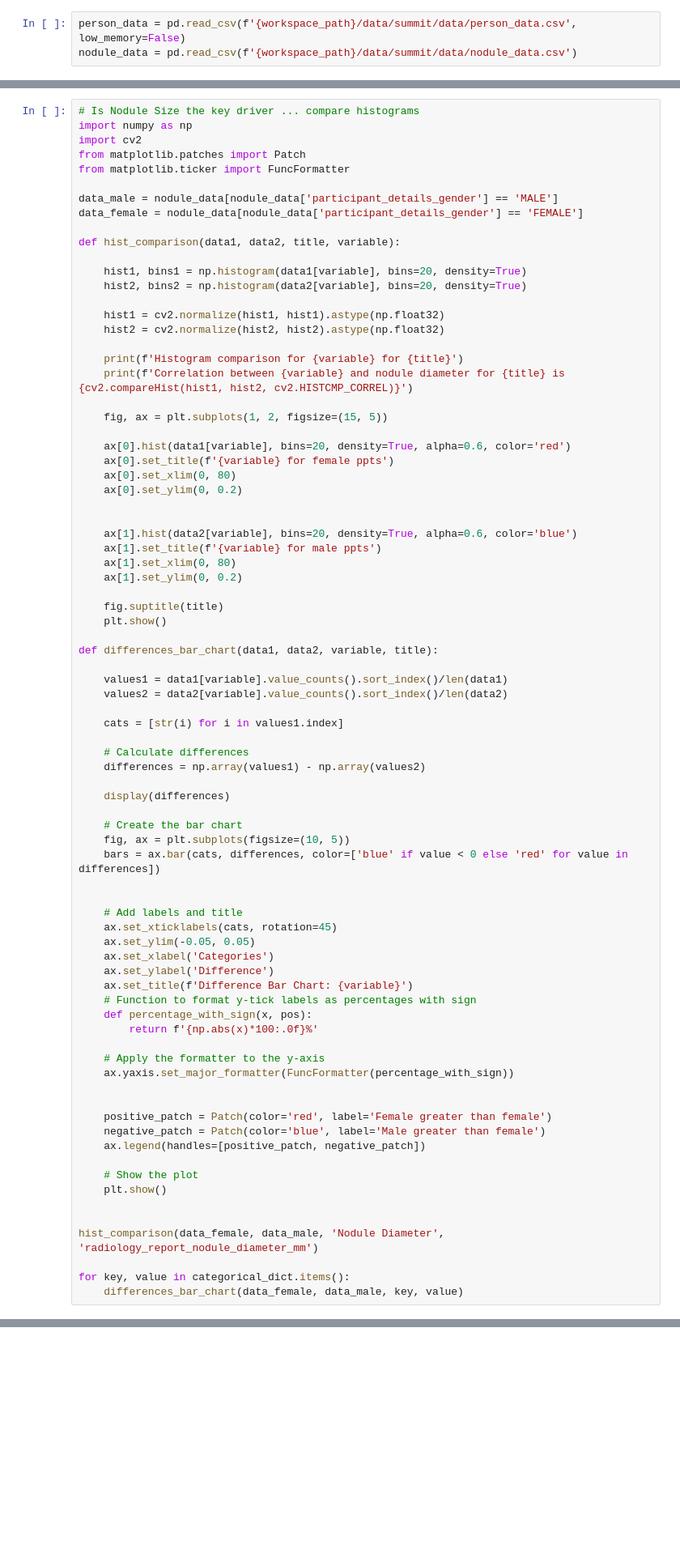
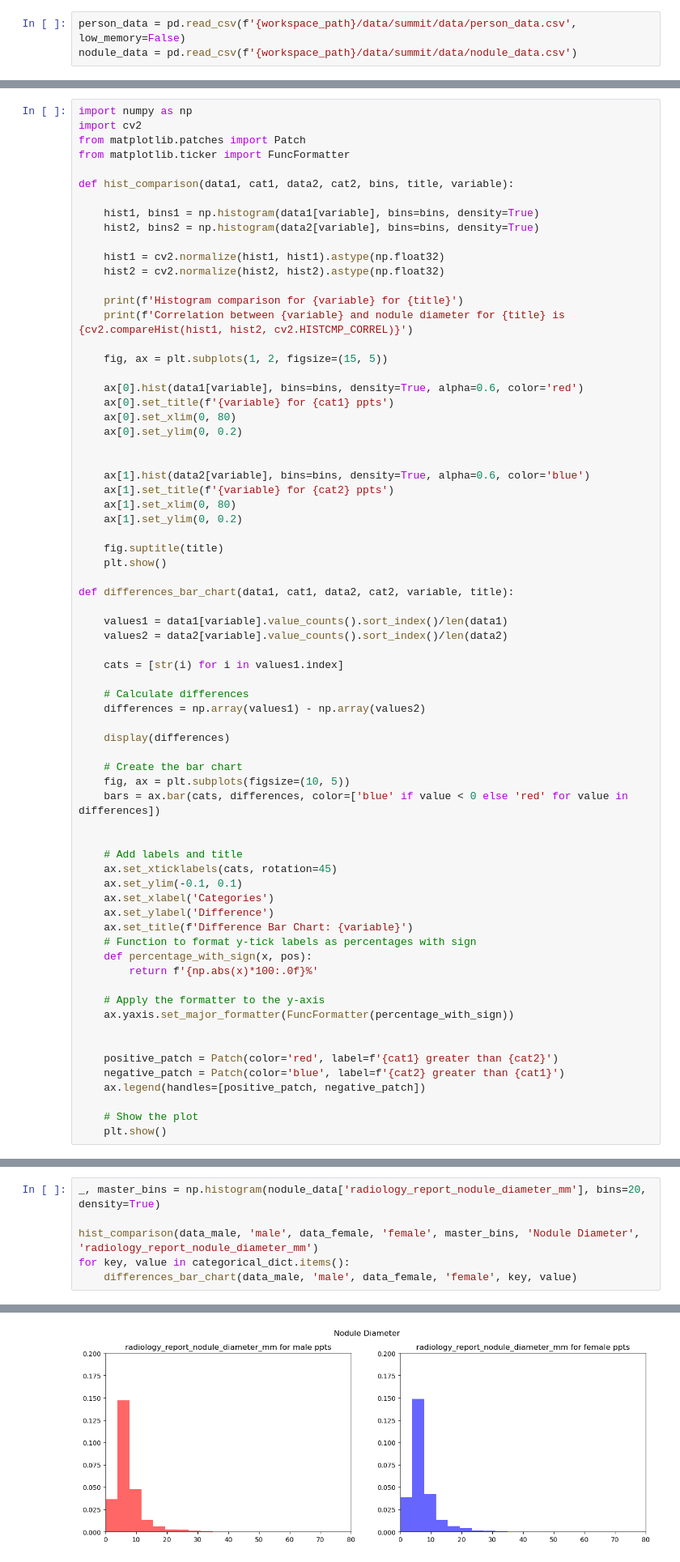
Before and after one commit to johnmccabe44/fairness-in-nodule-detection, a Jupyter notebook: notebooks/FairnessInNoduleDetectionAlgorithms/investigations.ipynb, the cells around one changed output, grey strips where cells are left out. Shown at 81% size. Saved outputs shown, nothing was run; the diff lists cells and outputs as text; blank space fills up the shorter version.

```diff
--- a/notebooks/FairnessInNoduleDetectionAlgorithms/investigations.ipynb
+++ b/notebooks/FairnessInNoduleDetectionAlgorithms/investigations.ipynb
@@ -83,19 +84,15 @@ numerical_dict = {
     'radiology_report_nodule_diameter_mm' : 'diameter'
 }
 # %%
-# Is Nodule Size the key driver ... compare histograms
 import numpy as np
 import cv2
 from matplotlib.patches import Patch
 from matplotlib.ticker import FuncFormatter
 
-data_male = nodule_data[nodule_data['participant_details_gender'] == 'MALE']
-data_female = nodule_data[nodule_data['participant_details_gender'] == 'FEMALE']
+def hist_comparison(data1, cat1, data2, cat2, bins, title, variable):
 
-def hist_comparison(data1, data2, title, variable):
-
-    hist1, bins1 = np.histogram(data1[variable], bins=20, density=True)
-    hist2, bins2 = np.histogram(data2[variable], bins=20, density=True)
+    hist1, bins1 = np.histogram(data1[variable], bins=bins, density=True)
+    hist2, bins2 = np.histogram(data2[variable], bins=bins, density=True)
 
     hist1 = cv2.normalize(hist1, hist1).astype(np.float32)
     hist2 = cv2.normalize(hist2, hist2).astype(np.float32)
@@ -105,21 +102,21 @@ def hist_comparison(data1, data2, title, variable):
 
     fig, ax = plt.subplots(1, 2, figsize=(15, 5))
 
-    ax[0].hist(data1[variable], bins=20, density=True, alpha=0.6, color='red')
-    ax[0].set_title(f'{variable} for female ppts')
+    ax[0].hist(data1[variable], bins=bins, density=True, alpha=0.6, color='red')
+    ax[0].set_title(f'{variable} for {cat1} ppts')
     ax[0].set_xlim(0, 80)
     ax[0].set_ylim(0, 0.2)
 
 
-    ax[1].hist(data2[variable], bins=20, density=True, alpha=0.6, color='blue')
-    ax[1].set_title(f'{variable} for male ppts')
+    ax[1].hist(data2[variable], bins=bins, density=True, alpha=0.6, color='blue')
+    ax[1].set_title(f'{variable} for {cat2} ppts')
     ax[1].set_xlim(0, 80)
     ax[1].set_ylim(0, 0.2)
 
     fig.suptitle(title)
     plt.show()
 
-def differences_bar_chart(data1, data2, variable, title):
+def differences_bar_chart(data1, cat1, data2, cat2, variable, title):
 
     values1 = data1[variable].value_counts().sort_index()/len(data1)
     values2 = data2[variable].value_counts().sort_index()/len(data2)
@@ -138,7 +135,7 @@ def differences_bar_chart(data1, data2, variable, title):
 
     # Add labels and title
     ax.set_xticklabels(cats, rotation=45)
-    ax.set_ylim(-0.05, 0.05)
+    ax.set_ylim(-0.1, 0.1)
     ax.set_xlabel('Categories')
     ax.set_ylabel('Difference')
     ax.set_title(f'Difference Bar Chart: {variable}')
@@ -150,15 +147,9 @@ def differences_bar_chart(data1, data2, variable, title):
     ax.yaxis.set_major_formatter(FuncFormatter(percentage_with_sign))
 
 
-    positive_patch = Patch(color='red', label='Female greater than female')
-    negative_patch = Patch(color='blue', label='Male greater than female')
+    positive_patch = Patch(color='red', label=f'{cat1} greater than {cat2}')
+    negative_patch = Patch(color='blue', label=f'{cat2} greater than {cat1}')
     ax.legend(handles=[positive_patch, negative_patch])
 
     # Show the plot
     plt.show()
-
-
-hist_comparison(data_female, data_male, 'Nodule Diameter', 'radiology_report_nodule_diameter_mm')
-
-for key, value in categorical_dict.items():
-    differences_bar_chart(data_female, data_male, key, value)
@@ -178,0 +163,7 @@ array([-0.00520616,  0.02504769, -0.02724902,  0.0074075 ])
+# %%
+_, master_bins = np.histogram(nodule_data['radiology_report_nodule_diameter_mm'], bins=20, density=True)
+
+hist_comparison(data_male, 'male', data_female, 'female', master_bins, 'Nodule Diameter', 'radiology_report_nodule_diameter_mm')
+for key, value in categorical_dict.items():
+    differences_bar_chart(data_male, 'male', data_female, 'female', key, value)
+# %% [output]
@@ -178,0 +172 @@ array([-0.00520616,  0.02504769, -0.02724902,  0.0074075 ])
+[figure, added]
```
Also changed, not shown: parts of 8 cells of this notebook.
